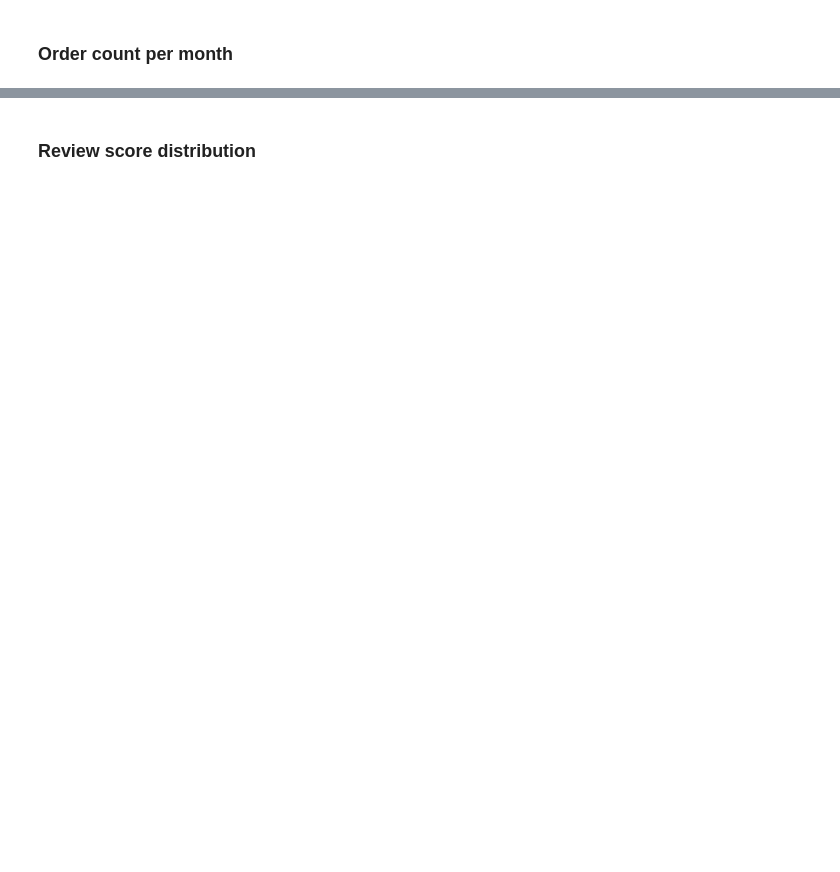
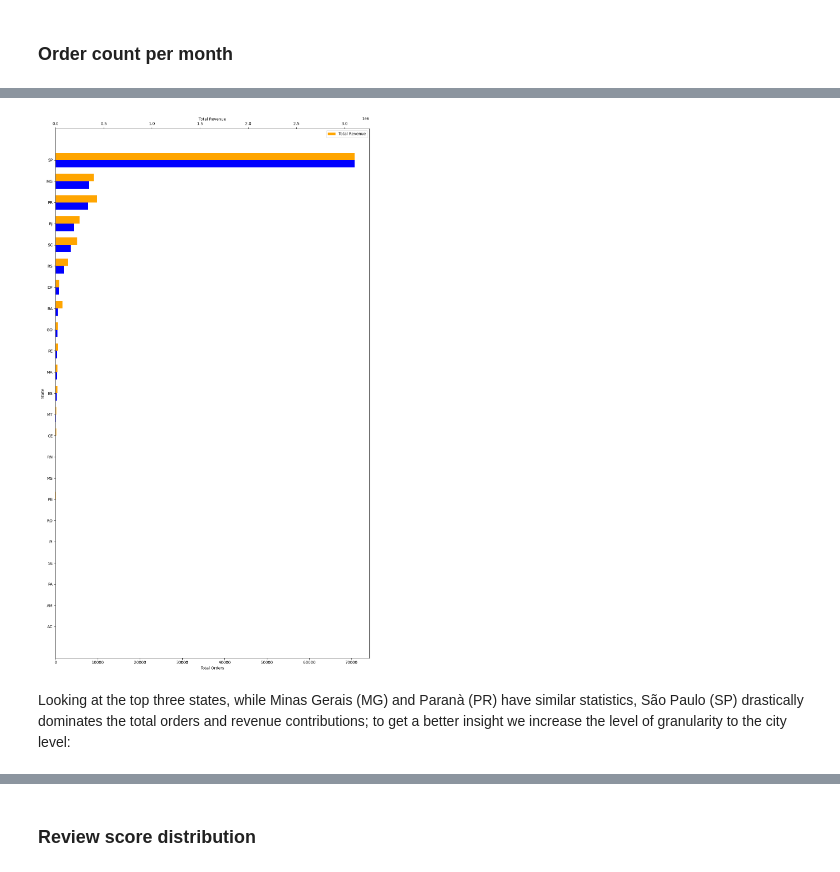
Before and after one commit to ScriptFizz/olist_data_warehouse, a Jupyter notebook: src/eda/EDA.ipynb, the cells around one changed output, grey strips where cells are left out. Saved outputs shown, nothing was run; the diff lists cells and outputs as text; code cells hidden in the pictures; blank space fills up the shorter version.

```diff
--- a/src/eda/EDA.ipynb
+++ b/src/eda/EDA.ipynb
@@ -57,0 +163,40 @@ plt.show()
+# %%
+qry = f"""
+SELECT
+    *
+FROM `{PROJECT_ID}.{ANALYTICS_DATASET_ID}.orders_revenue_by_location`
+"""
+
+df_geo = run_query(query=qry, project_id=PROJECT_ID)
+
+df_state_ord = df_geo.groupby(by=["state"]).sum().sort_values(by="total_orders", ascending=True)
+x_idx = np.arange(len(df_state_ord))
+bar_width = 0.35
+_, ax1 = plt.subplots(1, 1, figsize=(12, 20))
+ax1.barh(
+    x_idx,
+    df_state_ord["total_orders"],
+    height=bar_width,
+    color="blue",
+    label="Total Orders",
+)
+ax2 = ax1.twiny()
+ax2.barh(
+    x_idx + bar_width,
+    df_state_ord["total_revenue"],
+    height=bar_width,
+    label="Total Revenue",
+    color="orange",
+)
+ax1.set_ylabel("State")
+ax1.set_xlabel("Total Orders")
+ax2.set_xlabel("Total Revenue")
+ax1.set_yticks(x_idx + bar_width / 2)
+ax1.set_yticklabels(df_state_ord.index)
+plt.legend()
+plt.tight_layout()
+plt.show()
+# %% [output]
+[figure, added]
+# %% [markdown]
+Looking at the top three states, while Minas Gerais (MG) and Paranà (PR) have similar statistics, São Paulo (SP) drastically dominates the total orders and revenue contributions; to get a better insight we increase the level of granularity to the city level:
```
Also changed, not shown: parts of 103 cells of this notebook, 21 other files.
